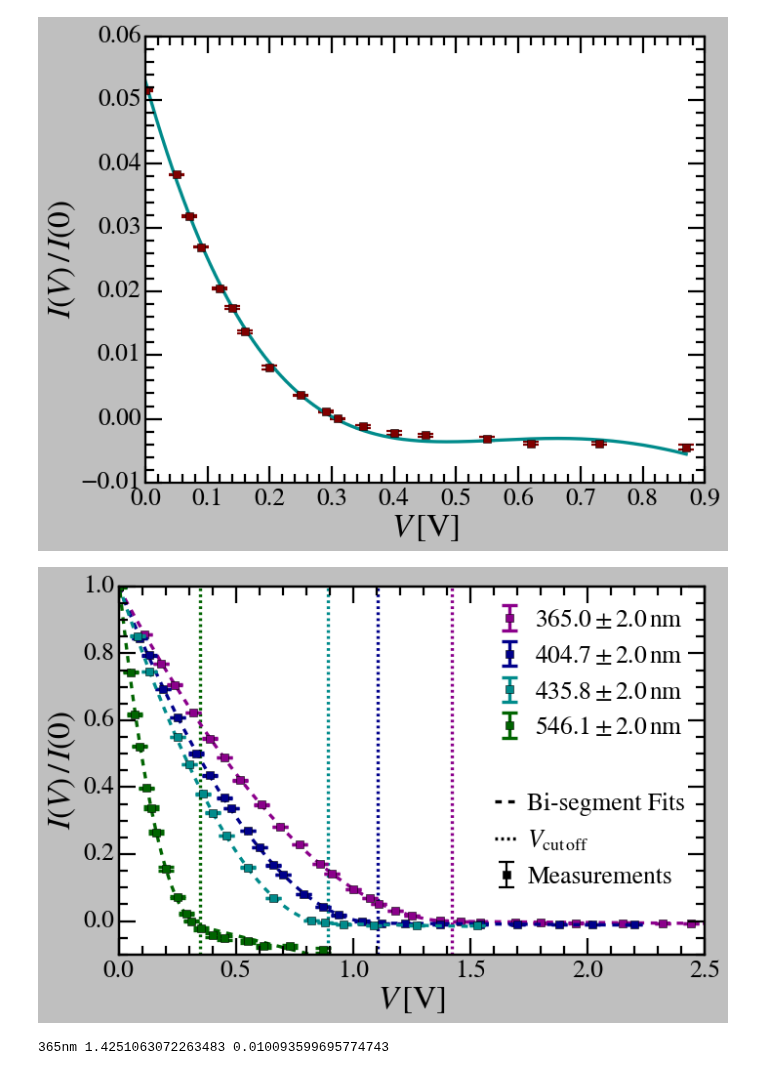
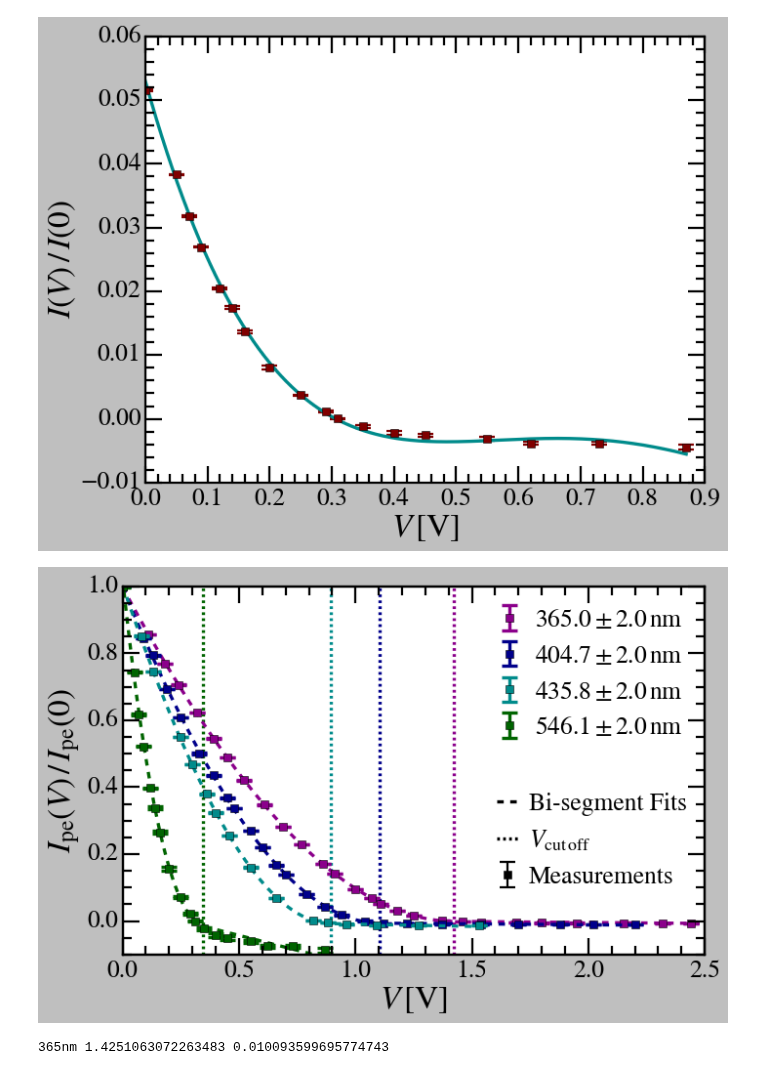
Before and after one commit to vinh-qtran/mit-jlab-sp25, a Jupyter notebook: photoelectric/analysis.ipynb, the cells around one changed output. Saved outputs shown, nothing was run; the diff lists cells and outputs as text; code cells hidden in the pictures.

```diff
--- a/photoelectric/analysis.ipynb
+++ b/photoelectric/analysis.ipynb
@@ -260,35 +260,35 @@ for wavelength in ['365nm','405nm','436nm','546nm']:
     ax.plot(V_fit,I_fit/I0,
             color=colors[wavelength],zorder=zorders[wavelength]-1,
             linestyle='--')
     ax.axvline(bisegment_fitting_result['params'][0],
                color=colors[wavelength],zorder=-9,
                linestyle='--',dashes=(2.5,3))
 
 ax.legend(loc='upper right', ncol=1, handletextpad=0.5, handlelength=1.0, columnspacing=0.5, fontsize=23)
 
 ax_extra = ax.twinx()
 ax_extra.errorbar([100],[100],yerr=[100],
                   label='Measurements',color='black',
                   fmt=' s',markersize=7.5,elinewidth=2,capsize=7.5,capthick=2,)
 ax_extra.plot([100],[100],color='black',linestyle='--',label='Bi-segment Fits')
 ax_extra.plot([100],[100],color='black',linestyle='--',dashes=(2.5,3),label=r'$V_{\rm{cut\,off}}$')
 ax_extra.legend(loc=(0.625,0.15), frameon=False, fontsize=23, ncol=1, handletextpad=0.4, handlelength=0.9, columnspacing=0.5)
 ax_extra.set_yticks([])
 ax_extra.tick_params(axis='y', which='both',direction='in',right=False)
 ax.tick_params(axis='both', which='both',direction='in',top=True,right=True)
 
 ax.set_xlabel(r'$V \, [{\rm{V}}]$')
-ax.set_ylabel(r'$I (V) \, / \, I (0)$',labelpad=5)
+ax.set_ylabel(r'$I_{\rm{pe}} (V) \, / \, I_{\rm{pe}} (0)$',labelpad=5)
 
 ax.set_xlim(0,2.5)
 ax.set_ylim(-0.1,1)
 
 plt.tight_layout()
 plt.savefig('measurements.png')
 
 plt.show()
 # %% [output]
-[figure, old version]
+[figure, new version]
 # %%
 legend_locs = {
     '365nm' : 'upper left',
```
Also changed, not shown: parts of 2 cells of this notebook, 25 other files.
